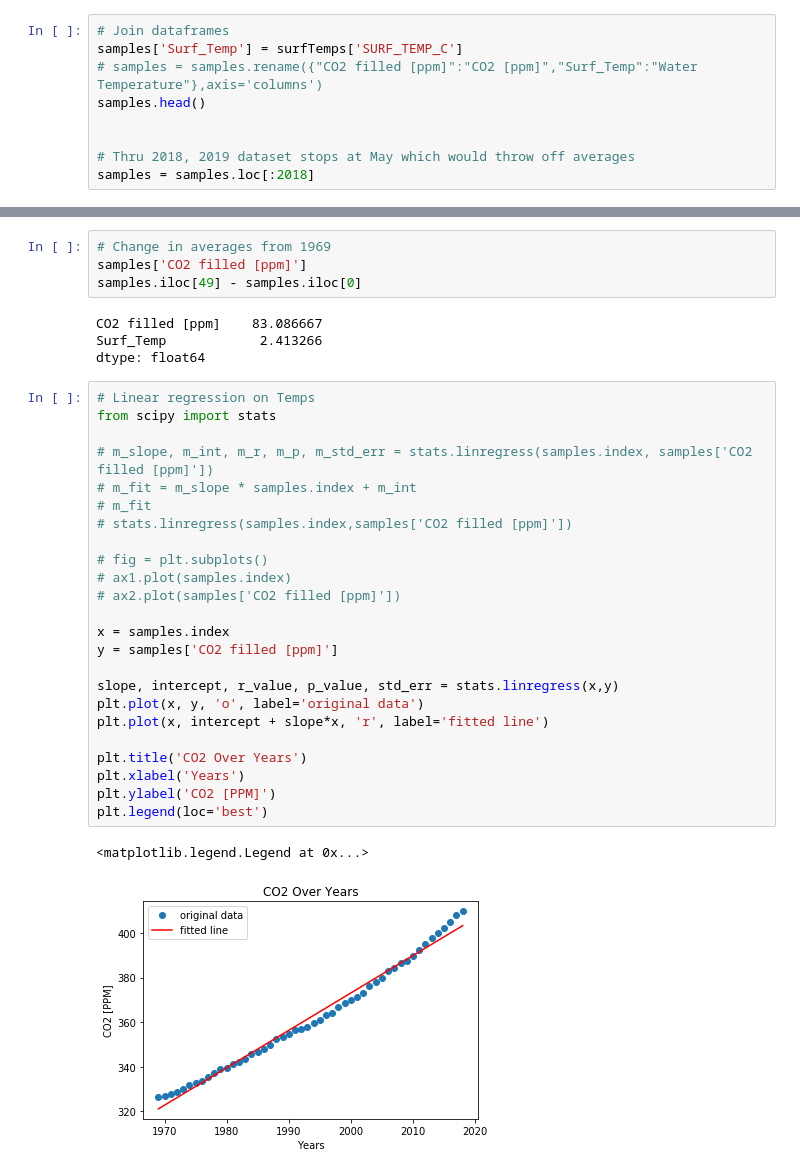
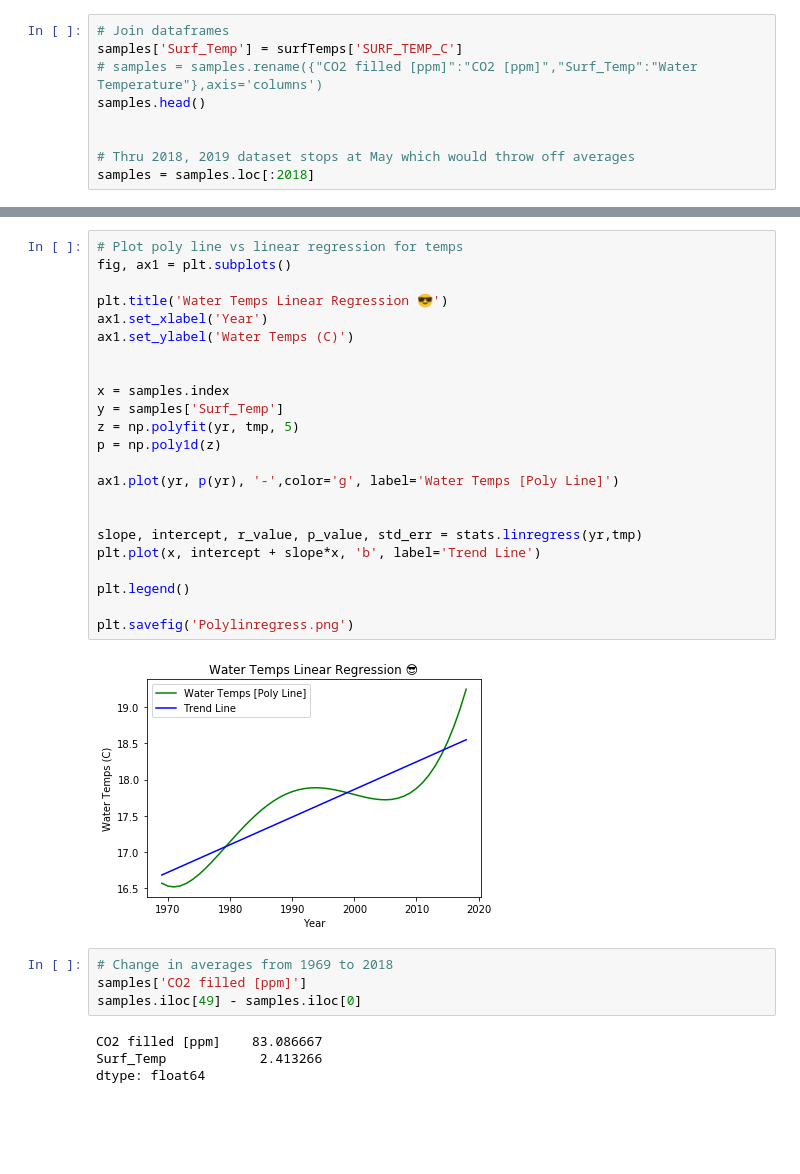
Before and after one commit to giantmagellan/sandiego-climate-analysis, a Jupyter notebook: CO2/CO2Levels.ipynb, the cells around one changed output, grey strips where cells are left out. Drawn from its saved outputs; the diff is of its cells as text; blank space fills up the shorter version.

```diff
--- a/CO2/CO2Levels.ipynb
+++ b/CO2/CO2Levels.ipynb
@@ -116,35 +165,33 @@ surfTemps2[surfTemps2['YEAR'] == 2019.0].dropna()
+# %%
+# Plot poly line vs linear regression for temps
+fig, ax1 = plt.subplots()
+
+plt.title('Water Temps Linear Regression 😎')
+ax1.set_xlabel('Year')
+ax1.set_ylabel('Water Temps (C)')
+
+
+x = samples.index
+y = samples['Surf_Temp']
+z = np.polyfit(yr, tmp, 5)
+p = np.poly1d(z)
+
+ax1.plot(yr, p(yr), '-',color='g', label='Water Temps [Poly Line]')
+
+
+slope, intercept, r_value, p_value, std_err = stats.linregress(yr,tmp)
+plt.plot(x, intercept + slope*x, 'b', label='Trend Line')
+
+plt.legend()
+
+plt.savefig('Polylinregress.png')
+# %% [output]
+[figure, added]
 # %%
-# Change in averages from 1969
+# Change in averages from 1969 to 2018
 samples['CO2 filled [ppm]']
 samples.iloc[49] - samples.iloc[0]
 # %% [output]
 CO2 filled [ppm]    83.086667
 Surf_Temp            2.413266
 dtype: float64
-# %%
-# Linear regression on Temps
-from scipy import stats
-
-# m_slope, m_int, m_r, m_p, m_std_err = stats.linregress(samples.index, samples['CO2 filled [ppm]'])
-# m_fit = m_slope * samples.index + m_int
-# m_fit
-# stats.linregress(samples.index,samples['CO2 filled [ppm]'])
-
-# fig = plt.subplots()
-# ax1.plot(samples.index)
-# ax2.plot(samples['CO2 filled [ppm]'])
-
-x = samples.index
-y = samples['CO2 filled [ppm]']
-
-slope, intercept, r_value, p_value, std_err = stats.linregress(x,y)
-plt.plot(x, y, 'o', label='original data')
-plt.plot(x, intercept + slope*x, 'r', label='fitted line')
-
-plt.title('CO2 Over Years')
-plt.xlabel('Years')
-plt.ylabel('CO2 [PPM]')
-plt.legend(loc='best')
-# %% [output]
-<matplotlib.legend.Legend at 0x...>
-[figure, removed]
```
Also changed, not shown: parts of 8 cells of this notebook, 5 other files.
